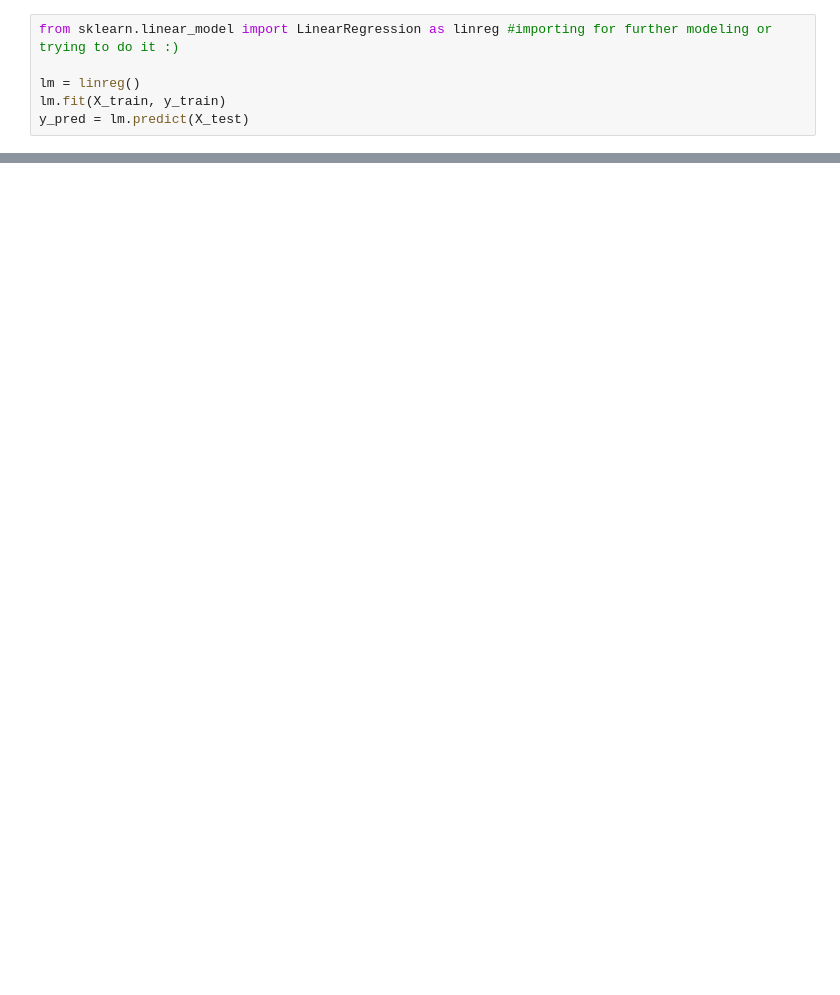
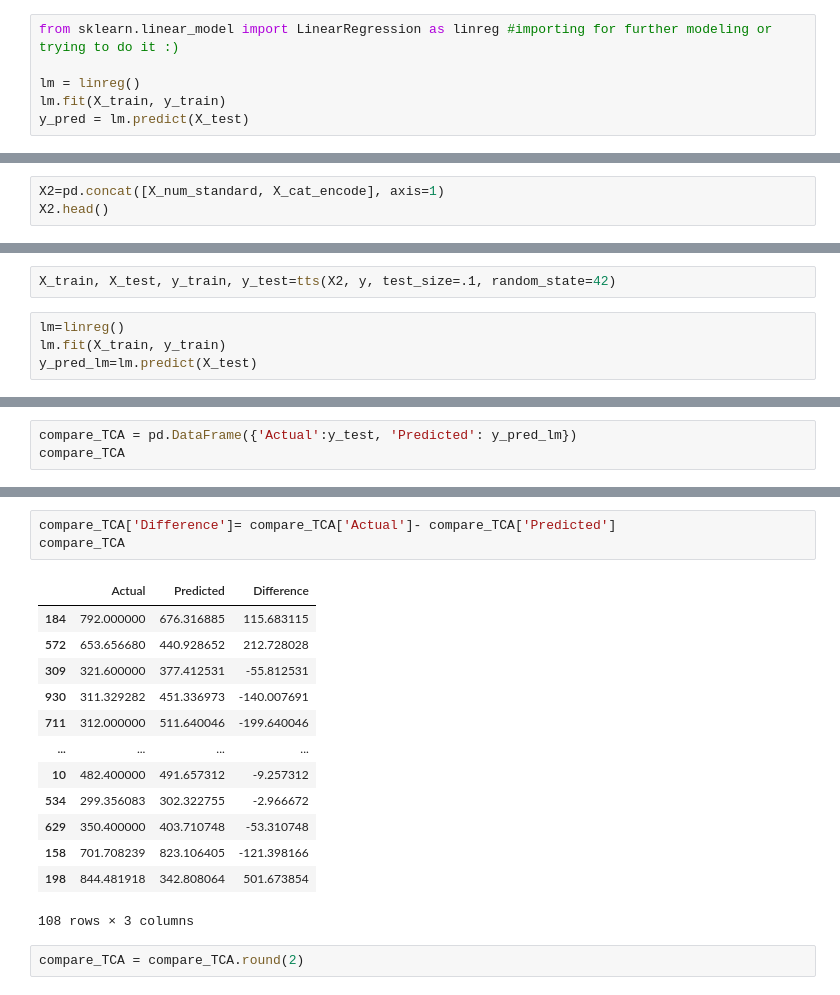
Before and after one commit to ArtemDubrovin222/lab-dw-data-cleaning-and-formatting, a Jupyter notebook: lab-dw-data-cleaning-and-formatting.ipynb, the cells around one changed output, grey strips where cells are left out. Drawn from its saved outputs; the diff is of its cells as text; blank space fills up the shorter version.

```diff
--- a/lab-dw-data-cleaning-and-formatting.ipynb
+++ b/lab-dw-data-cleaning-and-formatting.ipynb
@@ -700,0 +737,3 @@ train MAE: 169.19440961096458 -- test MAE: 157.34993165713277
+# %%
+X2=pd.concat([X_num_standard, X_cat_encode], axis=1)
+X2.head()
@@ -700,0 +762,6 @@ train MAE: 169.19440961096458 -- test MAE: 157.34993165713277
+# %%
+X_train, X_test, y_train, y_test=tts(X2, y, test_size=.1, random_state=42)
+# %%
+lm=linreg()
+lm.fit(X_train, y_train)
+y_pred_lm=lm.predict(X_test)
@@ -700,0 +792,3 @@ train MAE: 169.19440961096458 -- test MAE: 157.34993165713277
+# %%
+compare_TCA = pd.DataFrame({'Actual':y_test, 'Predicted': y_pred_lm})
+compare_TCA
@@ -700,0 +809,19 @@ train MAE: 169.19440961096458 -- test MAE: 157.34993165713277
+# %%
+compare_TCA['Difference']= compare_TCA['Actual']- compare_TCA['Predicted']
+compare_TCA
+# %% [output]
+|  | Actual | Predicted | Difference |
+| 184 | 792.000000 | 676.316885 | 115.683115 |
+| 572 | 653.656680 | 440.928652 | 212.728028 |
+| 309 | 321.600000 | 377.412531 | -55.812531 |
+| 930 | 311.329282 | 451.336973 | -140.007691 |
+| 711 | 312.000000 | 511.640046 | -199.640046 |
+| ... | ... | ... | ... |
+| 10 | 482.400000 | 491.657312 | -9.257312 |
+| 534 | 299.356083 | 302.322755 | -2.966672 |
+| 629 | 350.400000 | 403.710748 | -53.310748 |
+| 158 | 701.708239 | 823.106405 | -121.398166 |
+| 198 | 844.481918 | 342.808064 | 501.673854 |
+108 rows × 3 columns
+# %%
+compare_TCA = compare_TCA.round(2)
```
Also changed, not shown: parts of 27 cells of this notebook.
